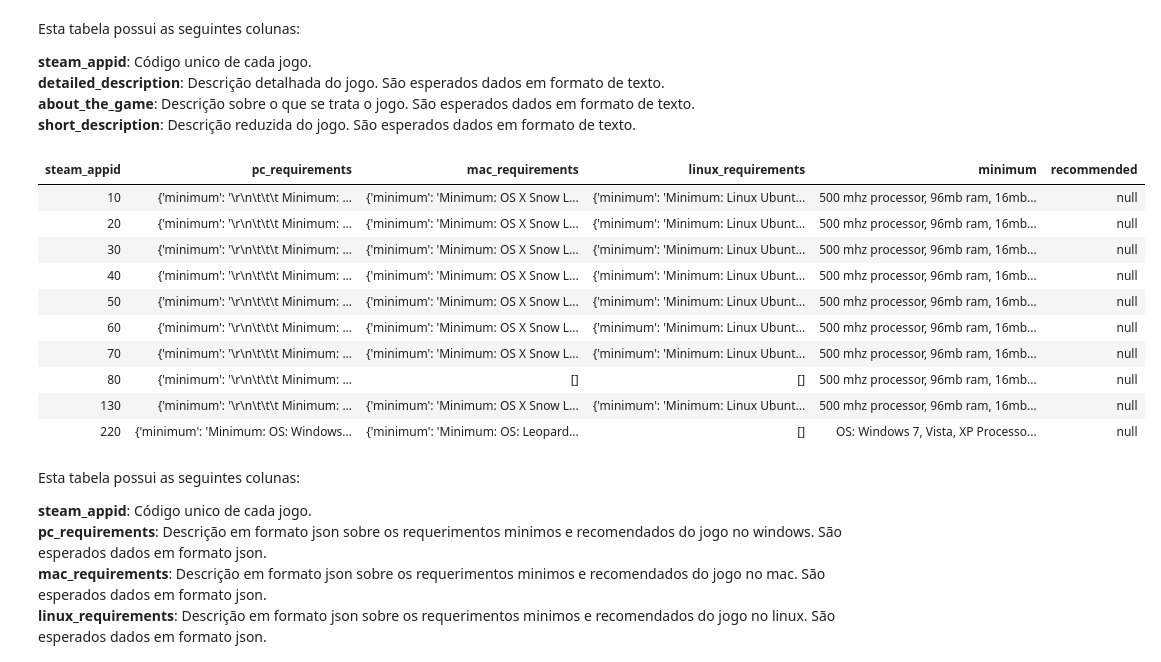
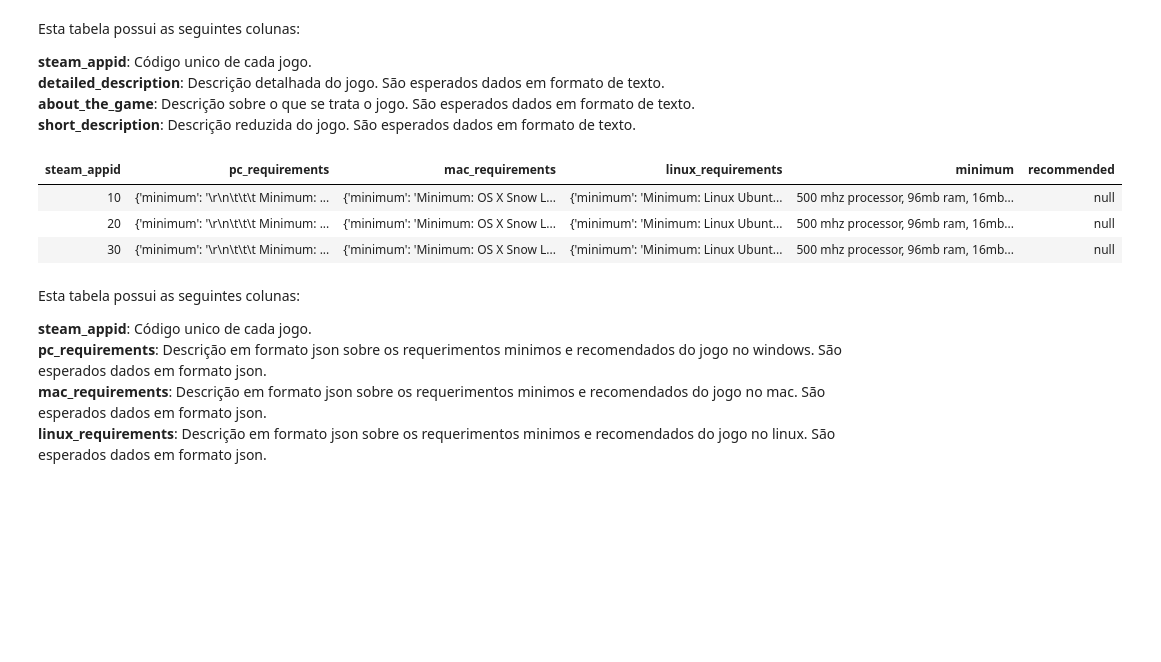
Before and after one commit to kranov582/mvp-3, a Jupyter notebook: MVP-3.ipynb, the cells around one changed output. Cells and saved outputs as stored; diff of their text form; code cells hidden in the pictures; blank space fills up the shorter version.

```diff
--- a/MVP-3.ipynb
+++ b/MVP-3.ipynb
@@ -123,19 +109,12 @@ Esta tabela possui as seguintes colunas:
 # %%
 %sql
 SELECT * FROM steam_requirements_data
-LIMIT 5
+LIMIT 3
 # %% [output]
 | steam_appid | pc_requirements | mac_requirements | linux_requirements | minimum | recommended |
 | 10 | {'minimum': '\r\n\t\t\t Minimum: ... | {'minimum': 'Minimum: OS X Snow L... | {'minimum': 'Minimum: Linux Ubunt... | 500 mhz processor, 96mb ram, 16mb... | null |
 | 20 | {'minimum': '\r\n\t\t\t Minimum: ... | {'minimum': 'Minimum: OS X Snow L... | {'minimum': 'Minimum: Linux Ubunt... | 500 mhz processor, 96mb ram, 16mb... | null |
 | 30 | {'minimum': '\r\n\t\t\t Minimum: ... | {'minimum': 'Minimum: OS X Snow L... | {'minimum': 'Minimum: Linux Ubunt... | 500 mhz processor, 96mb ram, 16mb... | null |
-| 40 | {'minimum': '\r\n\t\t\t Minimum: ... | {'minimum': 'Minimum: OS X Snow L... | {'minimum': 'Minimum: Linux Ubunt... | 500 mhz processor, 96mb ram, 16mb... | null |
-| 50 | {'minimum': '\r\n\t\t\t Minimum: ... | {'minimum': 'Minimum: OS X Snow L... | {'minimum': 'Minimum: Linux Ubunt... | 500 mhz processor, 96mb ram, 16mb... | null |
-| 60 | {'minimum': '\r\n\t\t\t Minimum: ... | {'minimum': 'Minimum: OS X Snow L... | {'minimum': 'Minimum: Linux Ubunt... | 500 mhz processor, 96mb ram, 16mb... | null |
-| 70 | {'minimum': '\r\n\t\t\t Minimum: ... | {'minimum': 'Minimum: OS X Snow L... | {'minimum': 'Minimum: Linux Ubunt... | 500 mhz processor, 96mb ram, 16mb... | null |
-| 80 | {'minimum': '\r\n\t\t\t Minimum: ... | [] | [] | 500 mhz processor, 96mb ram, 16mb... | null |
-| 130 | {'minimum': '\r\n\t\t\t Minimum: ... | {'minimum': 'Minimum: OS X Snow L... | {'minimum': 'Minimum: Linux Ubunt... | 500 mhz processor, 96mb ram, 16mb... | null |
-| 220 | {'minimum': 'Minimum: OS: Windows... | {'minimum': 'Minimum: OS: Leopard... | [] | OS: Windows 7, Vista, XP Processo... | null |
 # %% [markdown]
 Esta tabela possui as seguintes colunas:
 
```
Also changed, not shown: parts of 2 cells of this notebook.
